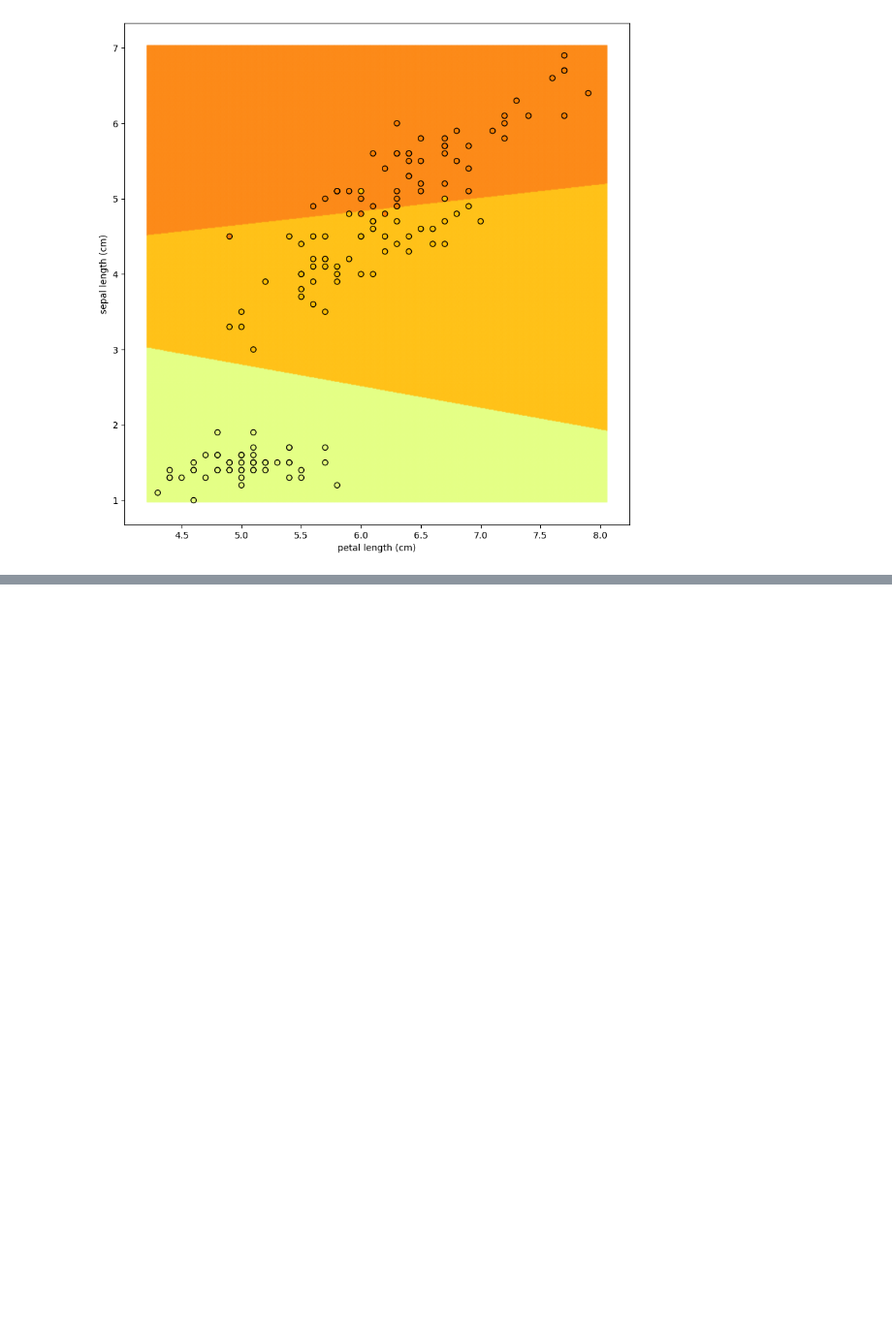
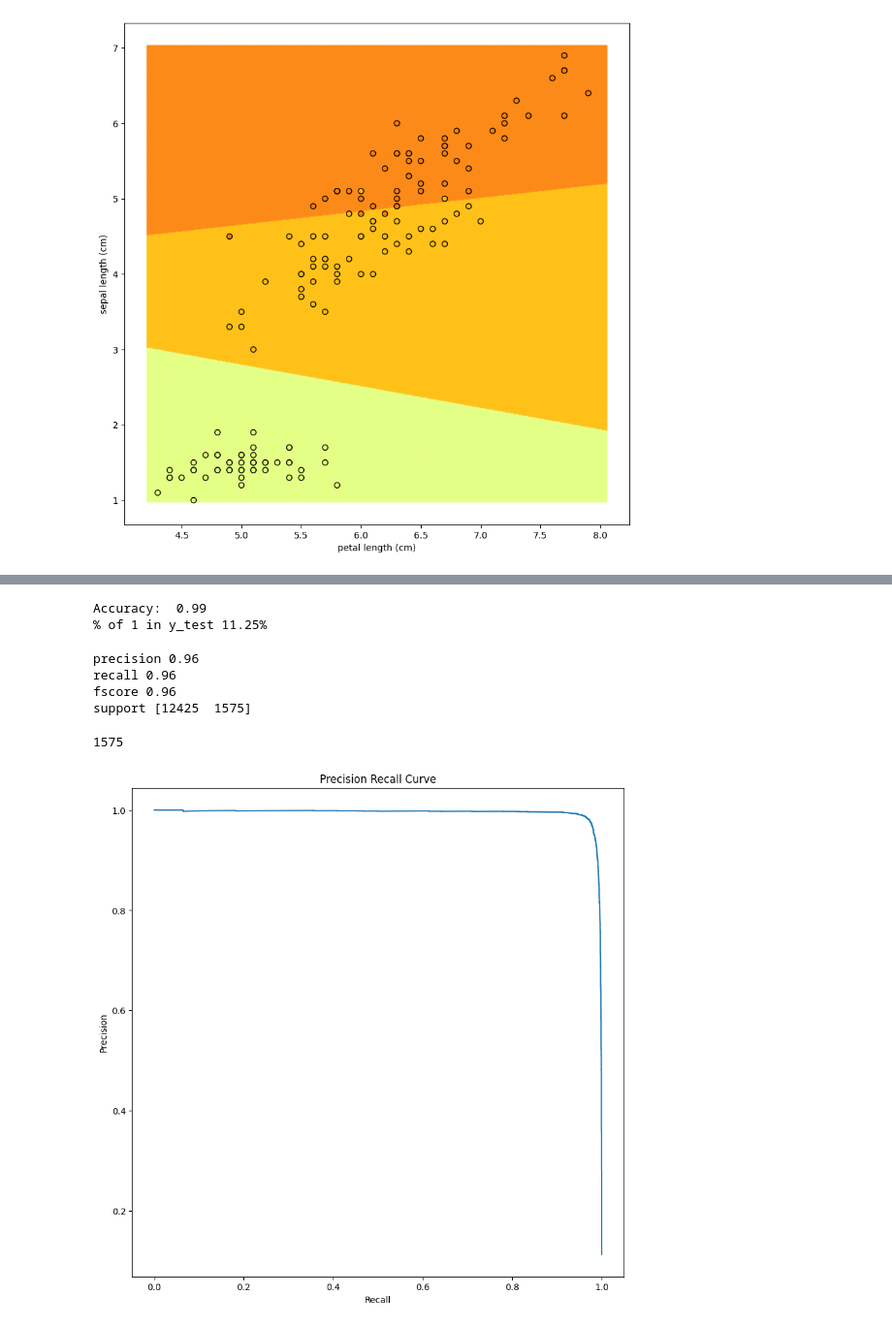
Before and after one commit to SandersJack/DevTraining, a Jupyter notebook: MachineLearning/BinaryClassifier.ipynb, the cells around one changed output, grey strips where cells are left out. Shown at 97% size. Saved outputs shown, nothing was run; the diff lists cells and outputs as text; code cells hidden in the pictures; blank space fills up the shorter version.

```diff
--- a/MachineLearning/BinaryClassifier.ipynb
+++ b/MachineLearning/BinaryClassifier.ipynb
@@ -180,0 +212,17 @@ plt.show()
+# %%
+targetNumber = 1
+df["target"] = df["target"].apply(lambda x: 1 if int(x) == targetNumber else 0)
+# %%
+stratSplit = StratifiedShuffleSplit(n_splits=1,test_size=0.2, random_state=0)
+
+for train_index,test_index in stratSplit.split(df[data["feature_names"]],df["target"]):
+    X_train = df[data["feature_names"]].iloc[train_index]
+    X_test = df[data["feature_names"]].iloc[test_index]
+
+    Y_train = df["target"].iloc[train_index]
+    Y_test = df["target"].iloc[test_index]
+# %%
+log_clf = LogisticRegression()
+log_clf.fit(X_train,Y_train)
+
+y_test_pred = log_clf.predict(X_test)
@@ -180,0 +237,40 @@ plt.show()
+# %%
+print("Accuracy: ", round(log_clf.score(X_test,Y_test),2))
+print("% of", targetNumber, "in y_test",str(round(Y_test.value_counts()[1]/Y_test.count()*100,2))+"%")
+# %% [output]
+Accuracy:  0.99
+% of 1 in y_test 11.25%
+# %%
+from sklearn.metrics import precision_recall_fscore_support
+
+labels = list(set(Y_test))
+labels.sort()
+targetLabelInd = labels.index(targetNumber)
+precision ,recall , fscore, support = precision_recall_fscore_support(y_true=Y_test, y_pred=y_test_pred)
+
+print("precision", np.round(precision,2)[targetLabelInd])
+print("recall", np.round(recall,2)[targetLabelInd])
+print("fscore", np.round(fscore,2)[targetLabelInd])
+print("support", support)
+# %% [output]
+precision 0.96
+recall 0.96
+fscore 0.96
+support [12425  1575]
+# %%
+(Y_test==targetNumber).sum()
+# %% [output]
+1575
+# %%
+from sklearn.metrics import precision_recall_curve
+yRawScore = log_clf.decision_function(X_train)
+precisions, recalls, thresholds = precision_recall_curve(Y_train, yRawScore)
+# %%
+plt.figure(figsize=(10,10))
+plt.plot(recalls,precisions)
+plt.xlabel("Recall")
+plt.ylabel("Precision")
+plt.title("Precision Recall Curve")
+plt.show()
+# %% [output]
+[figure, added]
```
Also changed, not shown: parts of 6 cells of this notebook.
